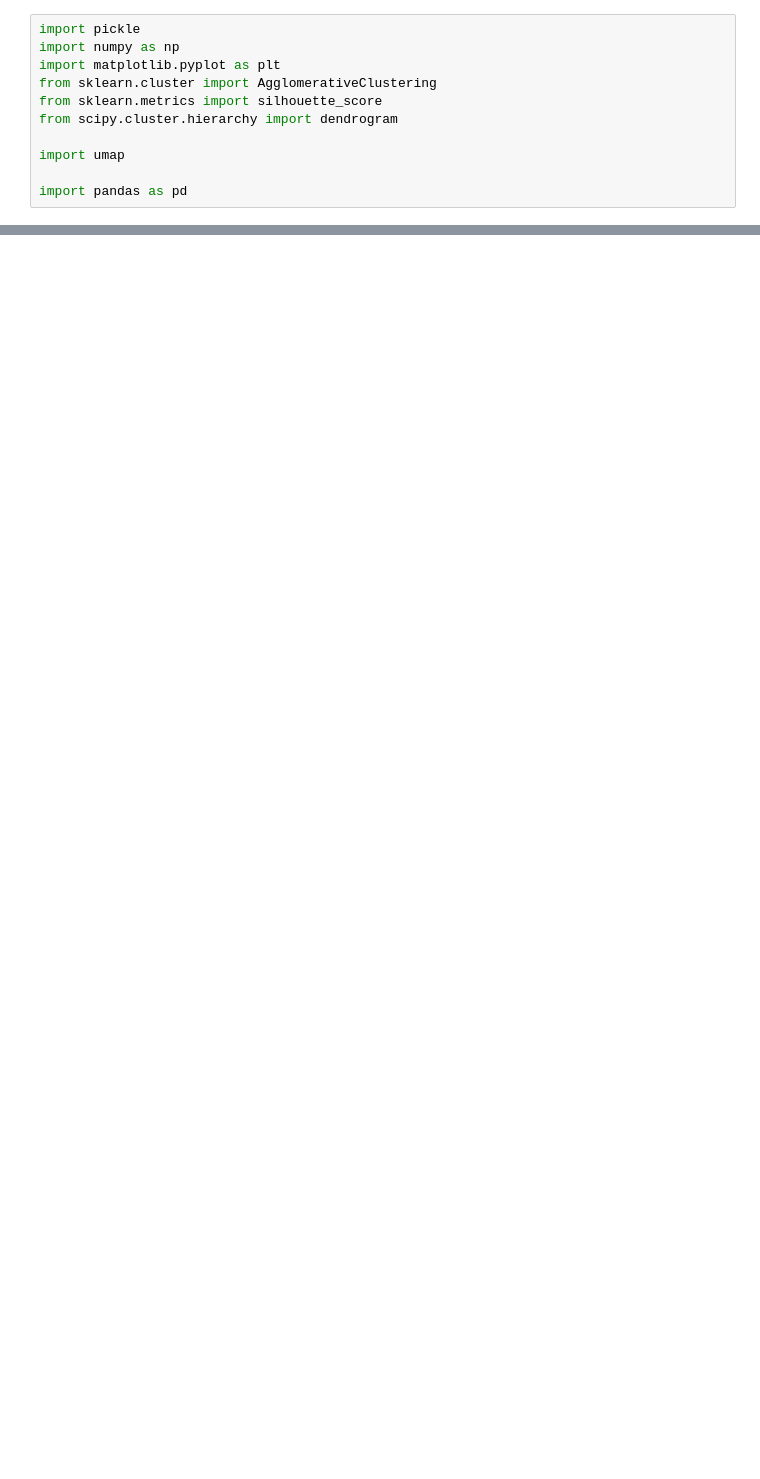
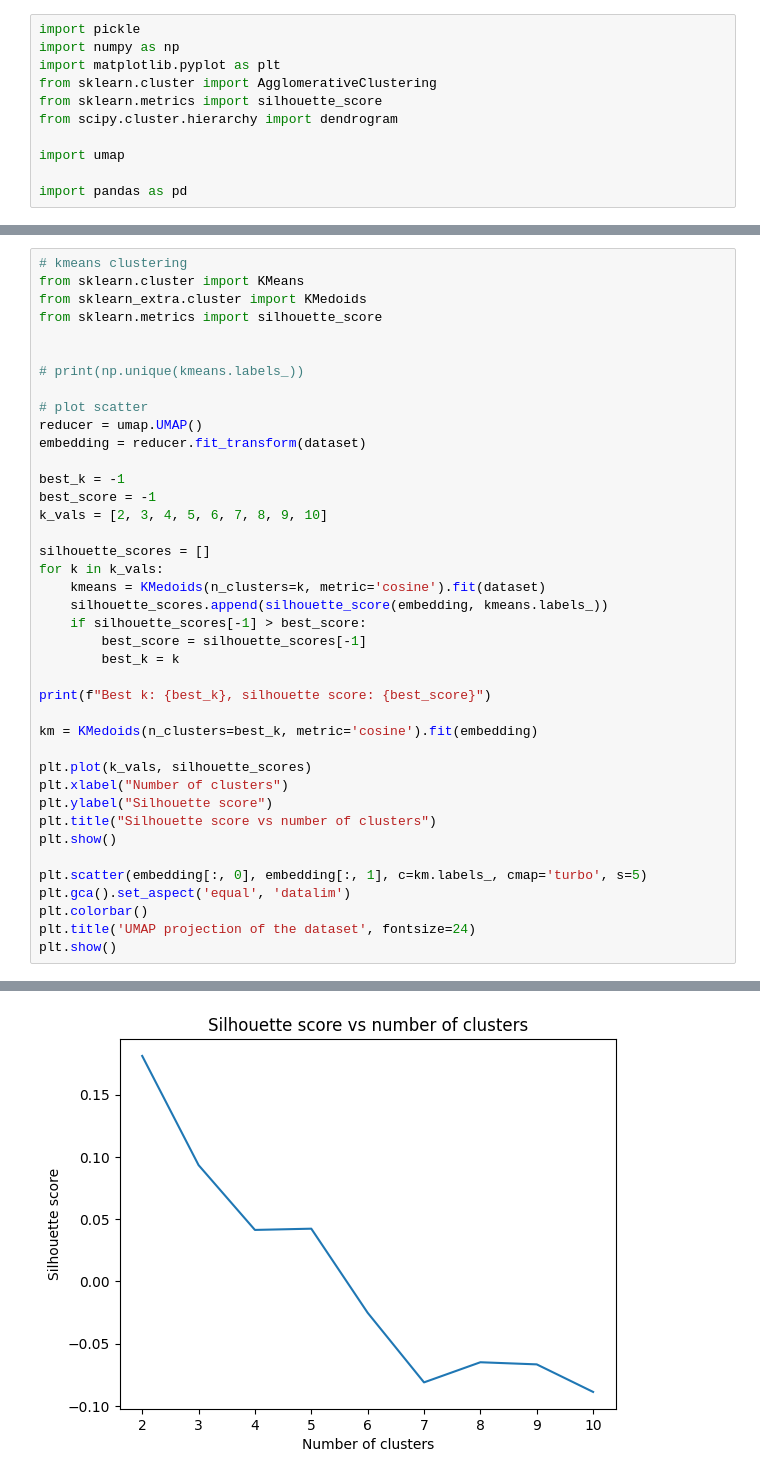
Before and after one commit to berkulutas/ml-hw2, a Jupyter notebook: Part3/test.ipynb, the cells around one changed output, grey strips where cells are left out. Cells and saved outputs as stored; diff of their text form; blank space fills up the shorter version.

```diff
--- a/Part3/test.ipynb
+++ b/Part3/test.ipynb
@@ -58,0 +36,41 @@ for i in range(0, 100):
+# %%
+# kmeans clustering
+from sklearn.cluster import KMeans
+from sklearn_extra.cluster import KMedoids
+from sklearn.metrics import silhouette_score
+
+
+# print(np.unique(kmeans.labels_))
+
+# plot scatter
+reducer = umap.UMAP()
+embedding = reducer.fit_transform(dataset)
+
+best_k = -1
+best_score = -1
+k_vals = [2, 3, 4, 5, 6, 7, 8, 9, 10]
+
+silhouette_scores = []
+for k in k_vals:
+    kmeans = KMedoids(n_clusters=k, metric='cosine').fit(dataset)
+    silhouette_scores.append(silhouette_score(embedding, kmeans.labels_))
+    if silhouette_scores[-1] > best_score:
+        best_score = silhouette_scores[-1]
+        best_k = k
+
+print(f"Best k: {best_k}, silhouette score: {best_score}")
+
+km = KMedoids(n_clusters=best_k, metric='cosine').fit(embedding)
+
+plt.plot(k_vals, silhouette_scores)
+plt.xlabel("Number of clusters")
+plt.ylabel("Silhouette score")
+plt.title("Silhouette score vs number of clusters")
+plt.show()
+
+plt.scatter(embedding[:, 0], embedding[:, 1], c=km.labels_, cmap='turbo', s=5)
+plt.gca().set_aspect('equal', 'datalim')
+plt.colorbar()
+plt.title('UMAP projection of the dataset', fontsize=24)
+plt.show()
+# %% [output]
@@ -58,0 +78 @@ for i in range(0, 100):
+[figure, added]
```
Also changed, not shown: parts of 5 cells of this notebook, 13 other files.
